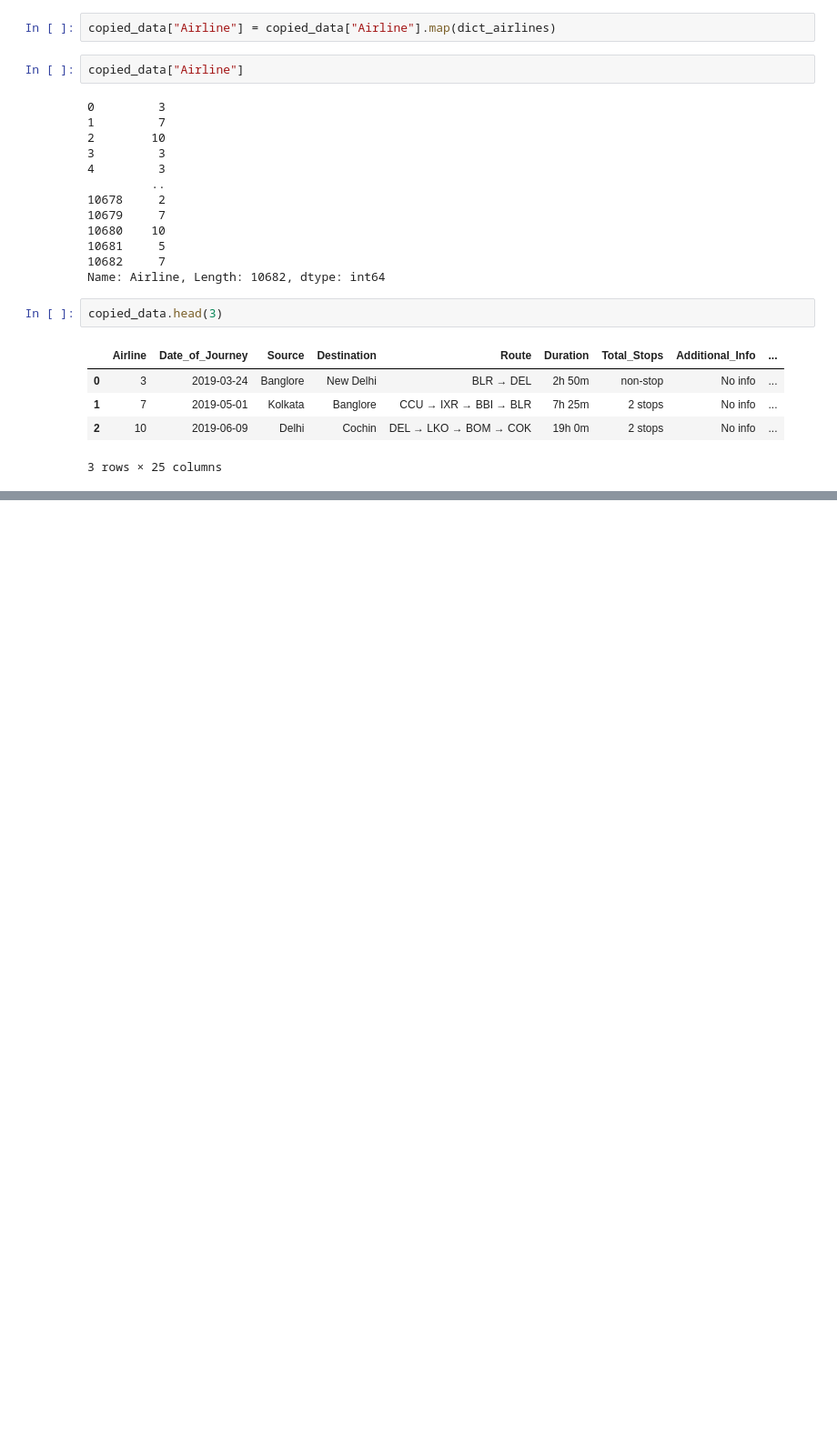
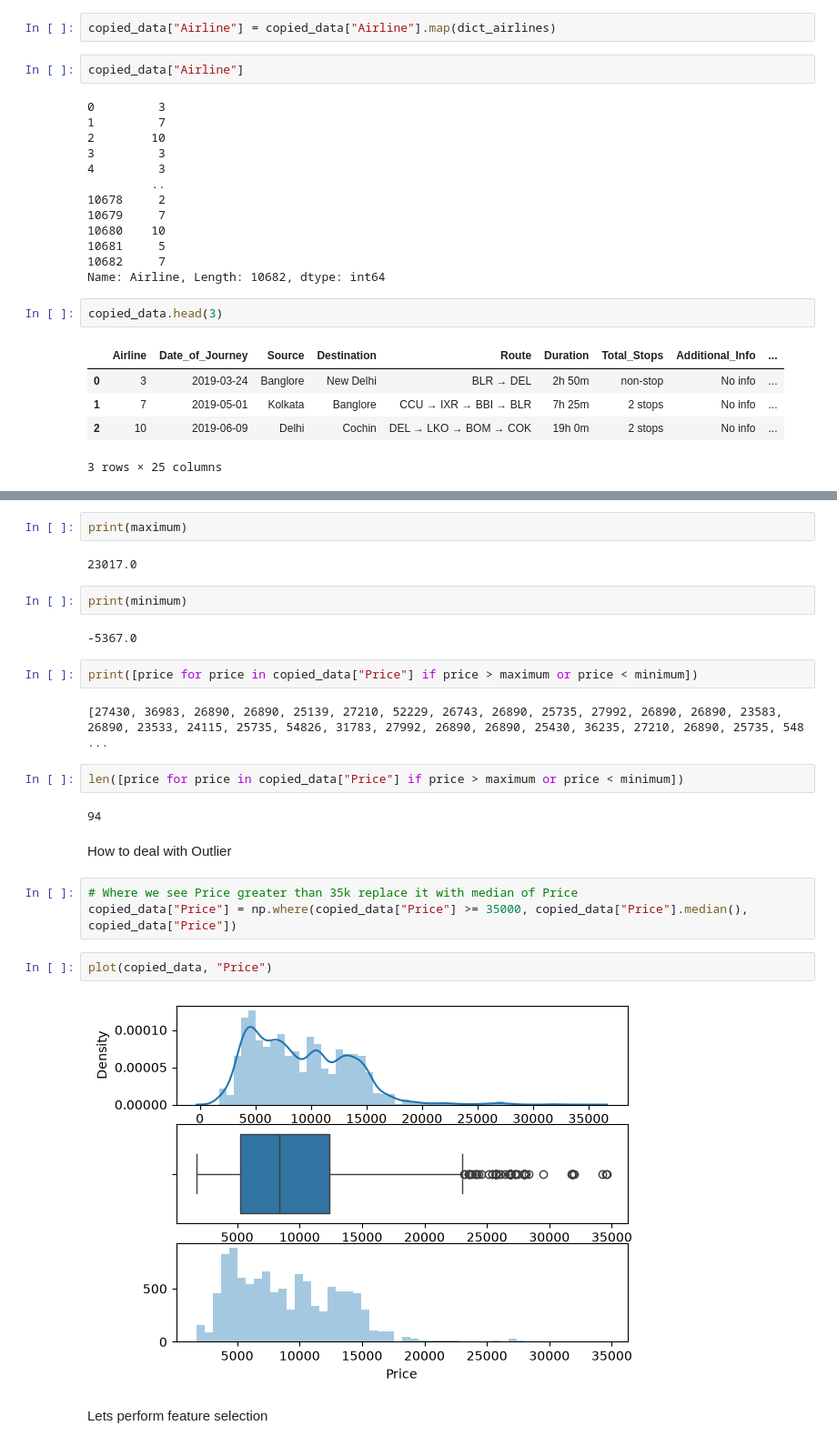
Before and after one commit to Pranavbhawane7/airline-fair-ticket-price-prediction, a Jupyter notebook: prediction.ipynb, the cells around one changed output, grey strips where cells are left out. Shown at 91% size. Saved outputs shown, nothing was run; the diff lists cells and outputs as text; blank space fills up the shorter version.

```diff
--- a/prediction.ipynb
+++ b/prediction.ipynb
@@ -577,0 +808,27 @@ array(['Delhi', 'Banglore', 'Cochin', 'Kolkata', 'Hyderabad'],
+# %%
+print(maximum)
+# %% [output]
+23017.0
+# %%
+print(minimum)
+# %% [output]
+-5367.0
+# %%
+print([price for price in copied_data["Price"] if price > maximum or price < minimum])
+# %% [output]
+[27430, 36983, 26890, 26890, 25139, 27210, 52229, 26743, 26890, 25735, 27992, 26890, 26890, 23583, 26890, 23533, 24115, 25735, 54826, 31783, 27992, 26890, 26890, 25430, 36235, 27210, 26890, 25735, 548 ...
+# %%
+len([price for price in copied_data["Price"] if price > maximum or price < minimum])
+# %% [output]
+94
+# %% [markdown]
+How to deal with Outlier
+# %%
+# Where we see Price greater than 35k replace it with median of Price
+copied_data["Price"] = np.where(copied_data["Price"] >= 35000, copied_data["Price"].median(), copied_data["Price"])
+# %%
+plot(copied_data, "Price")
+# %% [output]
+[figure, added]
+# %% [markdown]
+Lets perform feature selection
```
Also changed, not shown: parts of 87 cells of this notebook.
